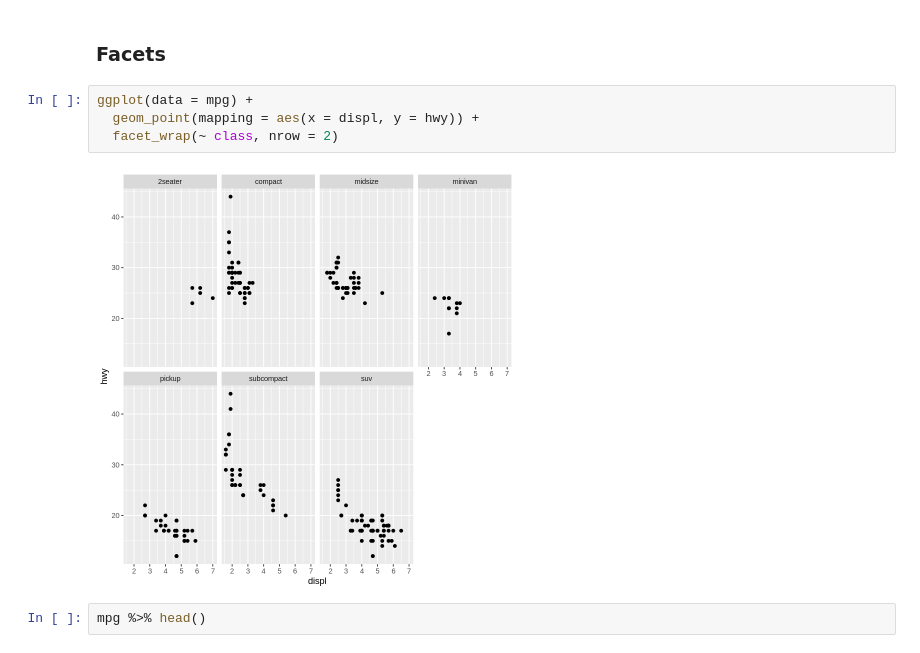
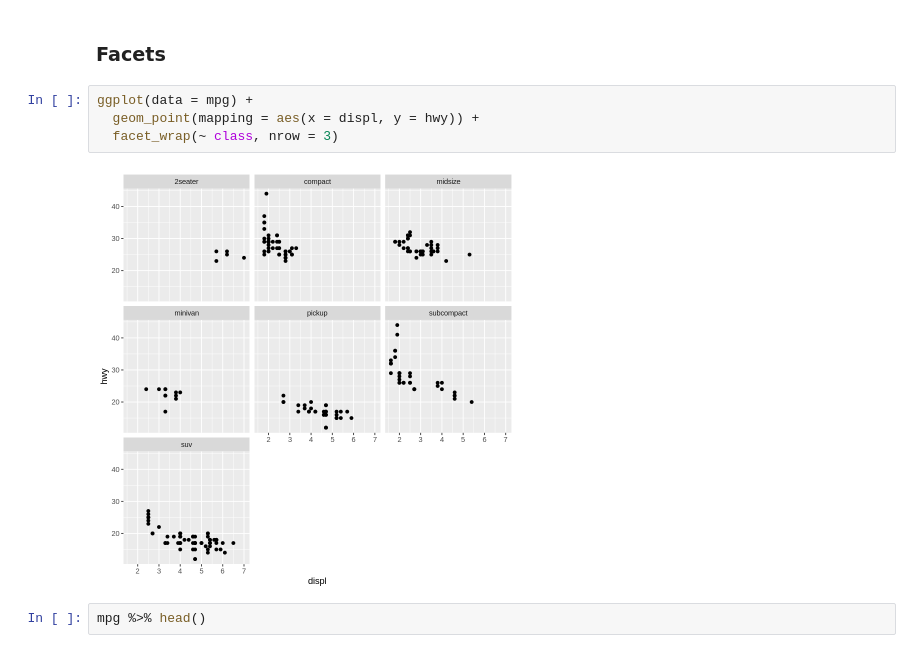
Before and after one commit to ikwak2/testrepository, a Jupyter notebook: R4df_1.ipynb, the cells around one changed output. Drawn from its saved outputs; the diff is of its cells as text.

```diff
--- a/R4df_1.ipynb
+++ b/R4df_1.ipynb
@@ -671,9 +915,9 @@ ggplot(data = mpg) +
 # %%
 ggplot(data = mpg) +
   geom_point(mapping = aes(x = displ, y = hwy)) +
-  facet_wrap(~ class, nrow = 2)
+  facet_wrap(~ class, nrow = 3)
 # %% [output]
-[figure, old version]
+[figure, new version]
 # %%
 mpg %>% head()
 # %% [output]
```
Also changed, not shown: parts of 27 cells of this notebook.
